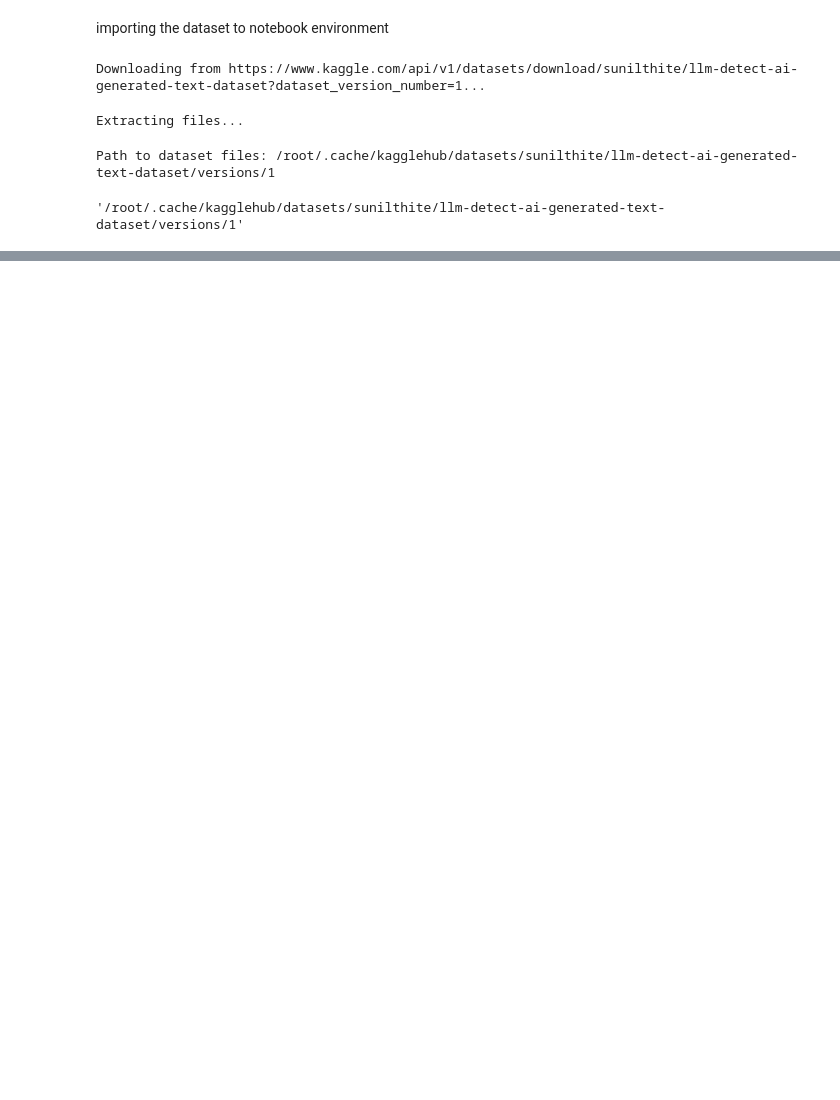
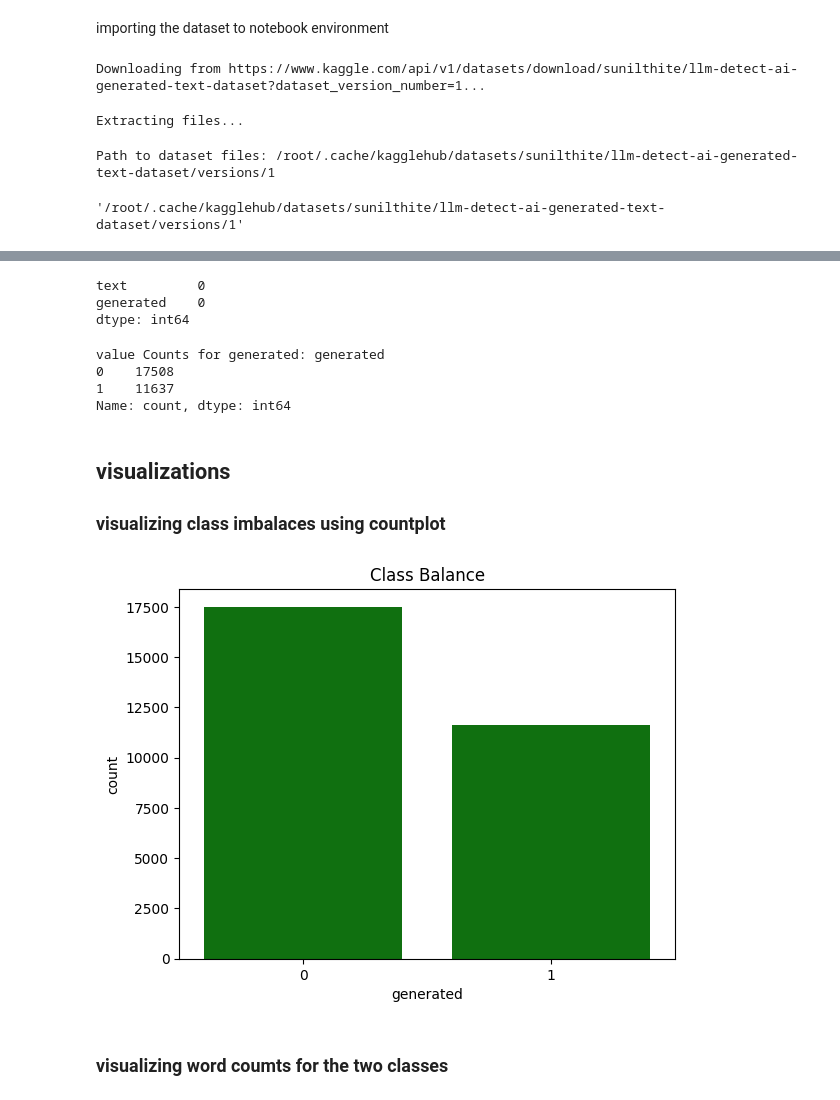
Before and after one commit to soipanhamisi/TextClassifierModel, a Jupyter notebook: textClassifer_nb.ipynb, the cells around one changed output, grey strips where cells are left out. Drawn from its saved outputs; the diff is of its cells as text; code cells hidden in the pictures; blank space fills up the shorter version.

```diff
--- a/textClassifer_nb.ipynb
+++ b/textClassifer_nb.ipynb
@@ -17,4 +17,4 @@ path
 '/root/.cache/kagglehub/datasets/sunilthite/llm-detect-ai-generated-text-dataset/versions/1'
 # %%
 import pandas as pd
-text_df = pd.read_csv(filepath_or_buffer=path+"/Training_Essay_Data.csv")
+essay_df = pd.read_csv(filepath_or_buffer=path+"/Training_Essay_Data.csv")
@@ -27,0 +59,6 @@ text_df[text_df['generated']==0].sample(3)
+# %%
+print(essay_df.isna().sum())
+# %% [output]
+text         0
+generated    0
+dtype: int64
@@ -27,0 +67,21 @@ text_df[text_df['generated']==0].sample(3)
+# %%
+print(f"value Counts for generated: {essay_df['generated'].value_counts()}")
+# %% [output]
+value Counts for generated: generated
+0    17508
+1    11637
+Name: count, dtype: int64
+# %% [markdown]
+## visualizations
+### visualizing class imbalaces using countplot
+# %%
+import seaborn as sns
+import matplotlib.pyplot as plt
+
+sns.countplot(x='generated', data=essay_df, color='green')
+plt.title('Class Balance')
+plt.show()
+# %% [output]
+[figure, added]
+# %% [markdown]
+### visualizing word coumts for the two classes
```
Also changed, not shown: parts of 18 cells of this notebook.
